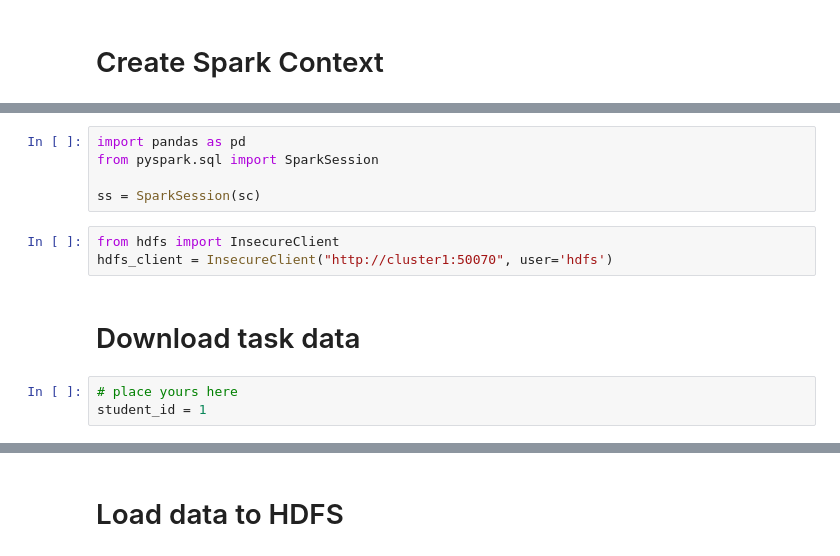
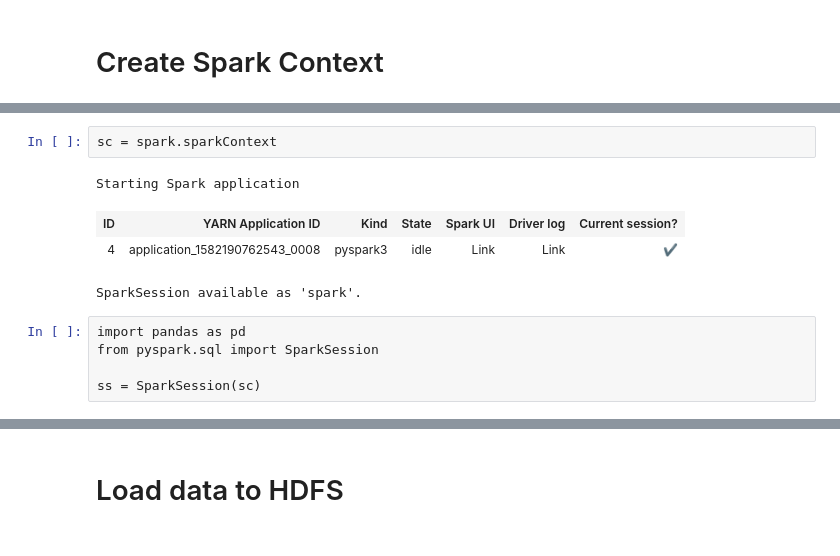
Before and after one commit to ZEMUSHKA/lsml_hse, a Jupyter notebook: spark/task1.ipynb, the cells around one changed output, grey strips where cells are left out. Drawn from its saved outputs; the diff is of its cells as text.

```diff
--- a/spark/task1.ipynb
+++ b/spark/task1.ipynb
@@ -29,13 +20,12 @@ Wall time: 15.7 s
+# %%
+sc = spark.sparkContext
+# %% [output]
+Starting Spark application
+| ID | YARN Application ID | Kind | State | Spark UI | Driver log | Current session? |
+| 4 | application_1582190762543_0008 | pyspark3 | idle | Link | Link | ✔ |
+SparkSession available as 'spark'.
 # %%
 import pandas as pd
 from pyspark.sql import SparkSession
 
 ss = SparkSession(sc)
-# %%
-from hdfs import InsecureClient
-hdfs_client = InsecureClient("http://cluster1:50070", user='hdfs')
-# %% [markdown]
-# Download task data
-# %%
-# place yours here
-student_id = 1
```
Also changed, not shown: parts of 67 cells of this notebook.
